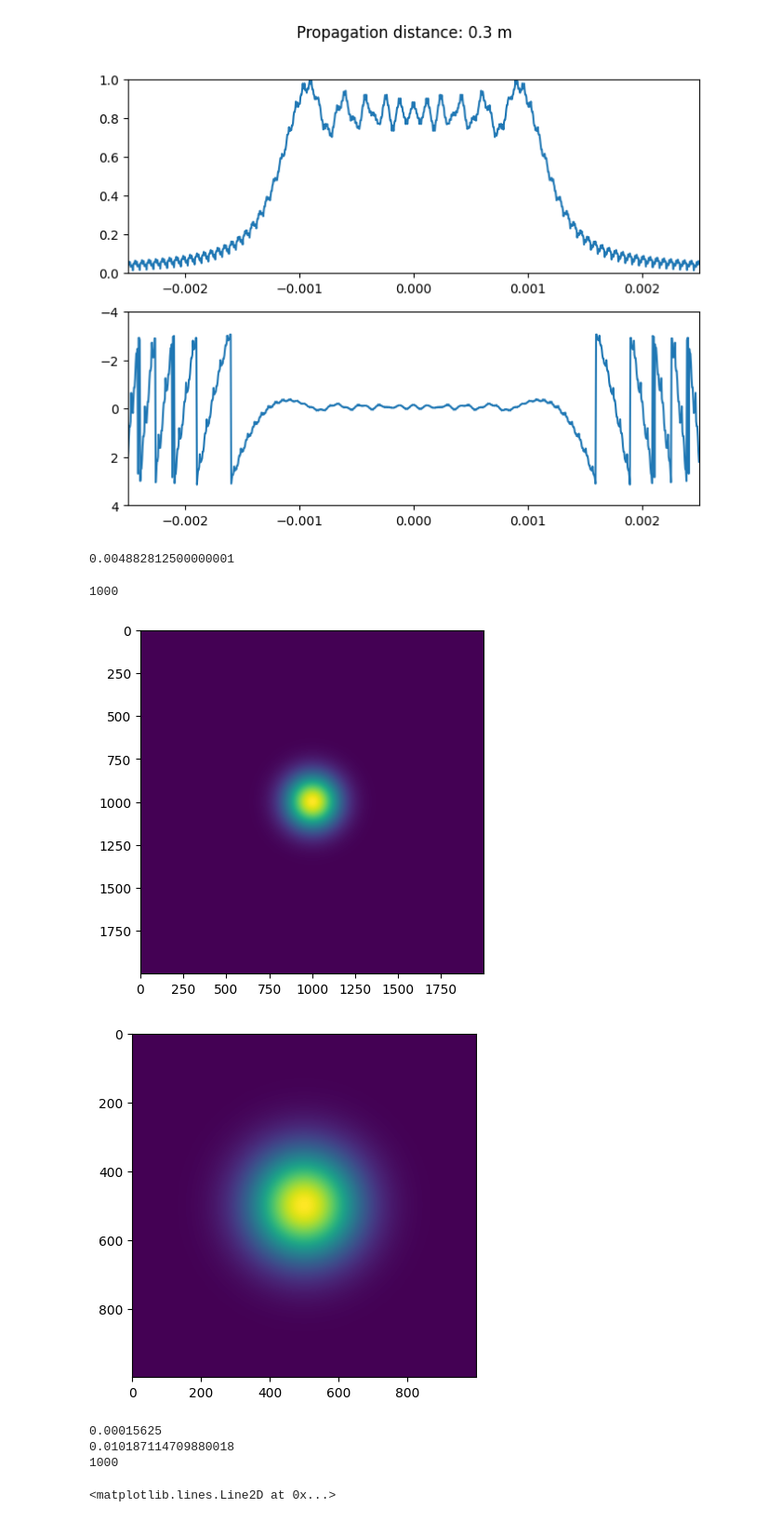
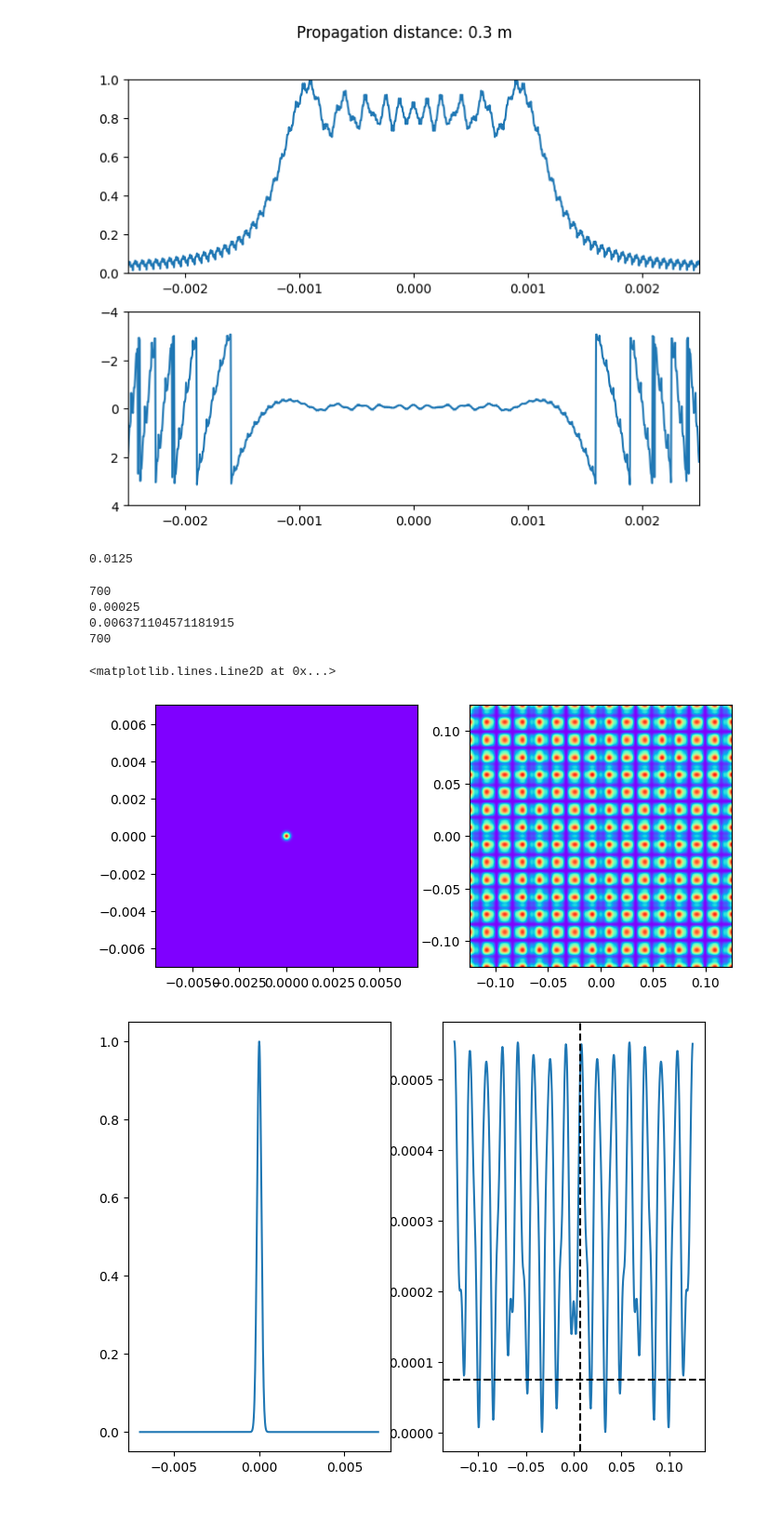
Before and after one commit to johnnymtex/photonMismatch, a Jupyter notebook: sampling_tests.ipynb, the cells around one changed output. Shown: that part at 93% size. Drawn from its saved outputs; the diff is of its cells as text; code cells hidden in the pictures.

```diff
--- a/sampling_tests.ipynb
+++ b/sampling_tests.ipynb
@@ -46,10 +46,10 @@ for i in range(len(z)):
 # %%
 # known parameters from Zhang et al. (2020)
 wavelength = 0.5e-6
-dx = 1e-6
-N = 1000
+dx = 20e-6
+N = 700
 l = 2.5e-3
-w0 = l/16
+w0 = l/10
 
 z = 10
 
@@ -70,43 +70,43 @@ w_th = w(w0, wavelength, z)
 # %%
 print(w0**2/(wavelength*z))
 # %% [output]
-0.004882812500000001
+0.0125
 # %%
 E_in = create_gaussian_mask(X, Y, w0)
 
-E_out, x_det, y_det = fraunhofer_propagation(E_in, wavelength, z, dx, padding_factor=2)
+E_out, x_det, y_det = fraunhofer_propagation(E_in, wavelength, z, dx)
 
 print(w0)
 w_th = w(w0, wavelength, z)
 print(w_th)
 I_th = (w0/w_th)**2 * np.exp(-2*(X**2+Y**2)/(w_th**2))
 
 plt.figure(figsize=(8, 6))
 
 extent = [-dx/2*N, dx/2*N,-dx/2*N, dx/2*N]
-
-
 plt.subplot(121)
 plt.imshow(np.abs(E_in)**2,
            extent=extent, cmap='rainbow')
+
 plt.subplot(122)
+extent = [-np.max(x_det), np.max(x_det), -np.max(y_det), np.max(y_det)]
 plt.imshow(np.abs(E_out)**2, extent=extent, cmap='rainbow')
 
 #print(len(x_det))
 print(len(E_out[0]))
 
 plt.figure(figsize=(8,6))
 plt.subplot(121)
 plt.plot(x, np.abs(E_in[int(len(E_in)/2)])**2)
 plt.subplot(122)
 plt.plot(x_det, np.abs(E_out[int(len(E_out)/2)])**2)
 plt.axhline(y=1/(np.exp(1)**2)*np.max(np.abs(E_out[int(len(E_out)/2)])**2), color="black", linestyle="dashed")
 plt.axvline(x=w_th, color="black", linestyle="dashed")
 # %% [output]
-1000
+700
+0.00025
+0.006371104571181915
+700
+<matplotlib.lines.Line2D at 0x...>
-[figure, old version]
+[figure, new version]
-[figure, old version]
+[figure, new version]
-0.00015625
-0.010187114709880018
-1000
-<matplotlib.lines.Line2D at 0x...>
```
Also changed, not shown: parts of 1 cell of this notebook, 5 other files.
